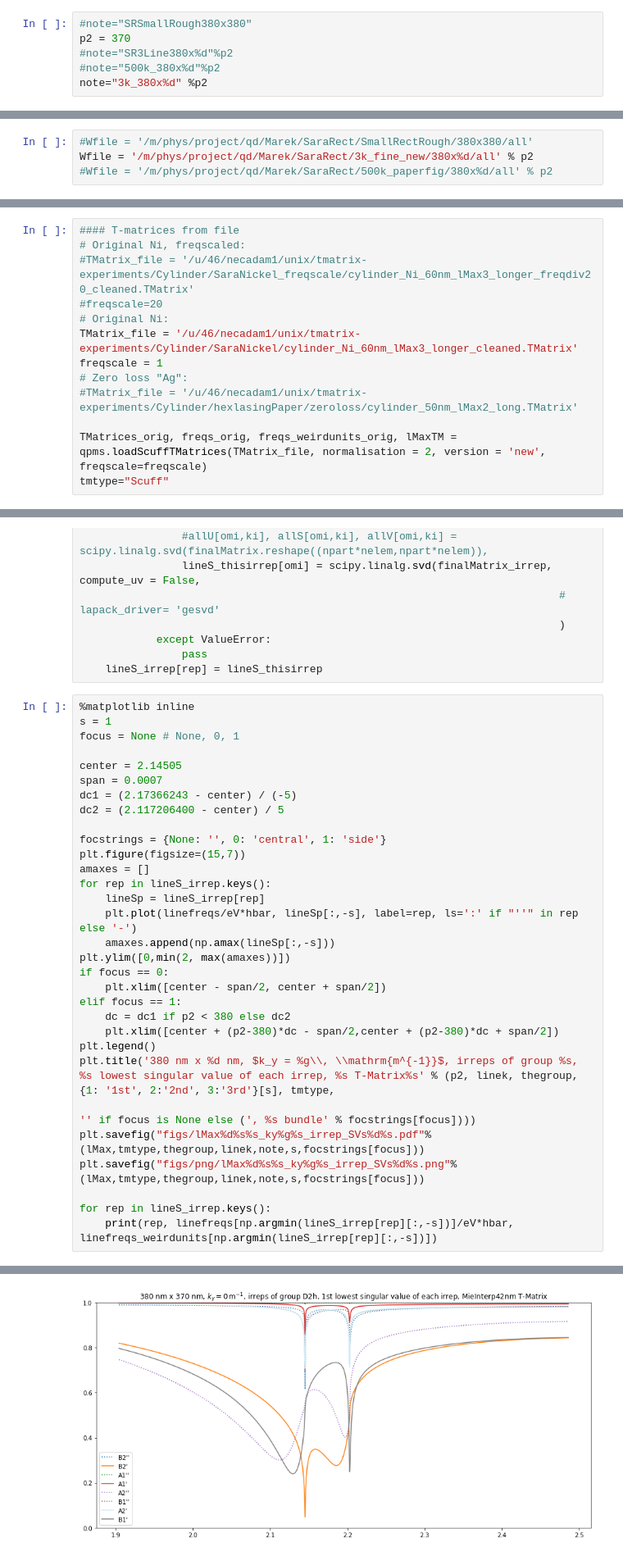
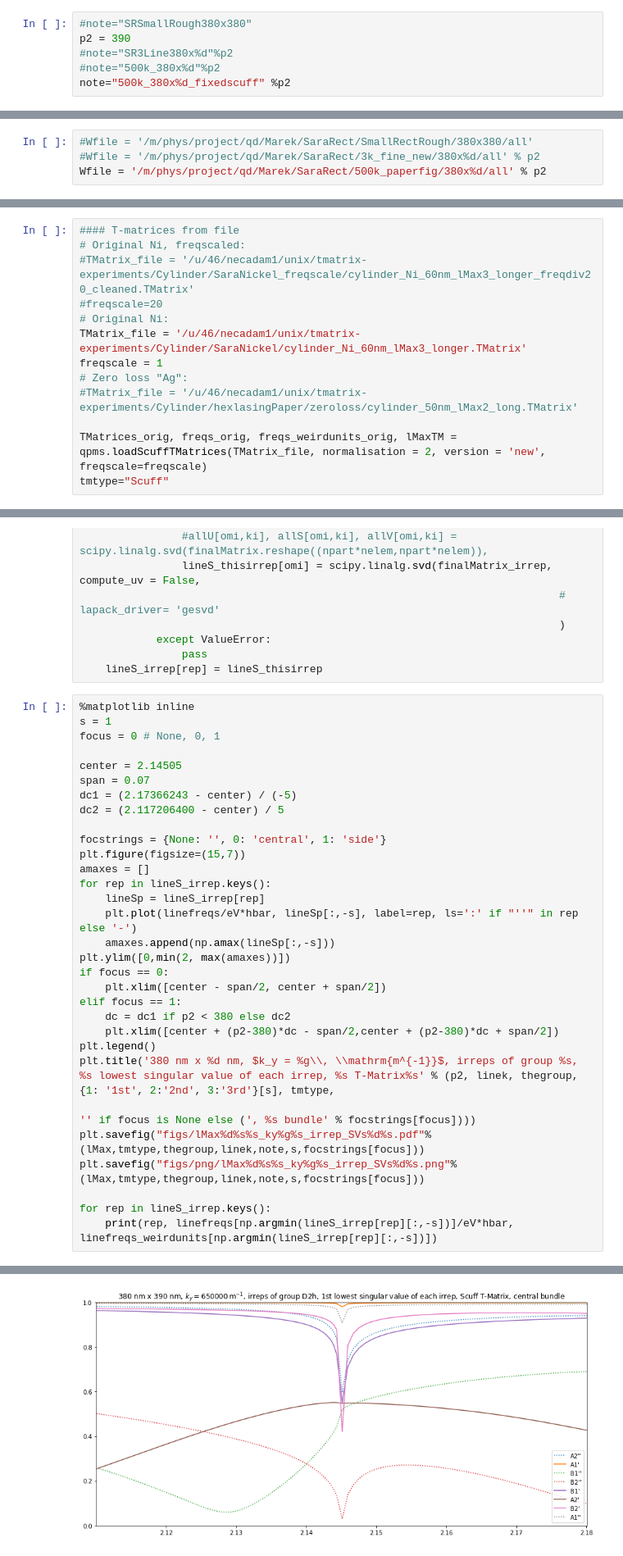
Before and after one commit to texnokrates/qpms-ipynotebooks, a Jupyter notebook: SaraRect/dispersions.ipynb, the cells around one changed output, grey strips where cells are left out. Shown at 82% size. Cells and saved outputs as stored; diff of their text form.

Commit message:
SaraRect dispersions update (fixed scuff-tmatrix)

```diff
--- a/SaraRect/dispersions.ipynb
+++ b/SaraRect/dispersions.ipynb
@@ -1,9 +1,9 @@
 # %%
 #note="SRSmallRough380x380"
-p2 = 370
+p2 = 390
 #note="SR3Line380x%d"%p2
 #note="500k_380x%d"%p2
-note="3k_380x%d" %p2
+note="500k_380x%d_fixedscuff" %p2
 # %%
 # This one uses processed Ws inputs, so one does not have to input the array sizes manually
 import qpms
@@ -53,8 +53,8 @@ evfactor * 1.38, evfactor * 1.5
 (6.988630318682703, 7.596337302915982)
 # %%
 #Wfile = '/m/phys/project/qd/Marek/SaraRect/SmallRectRough/380x380/all'
-Wfile = '/m/phys/project/qd/Marek/SaraRect/3k_fine_new/380x%d/all' % p2
-#Wfile = '/m/phys/project/qd/Marek/SaraRect/500k_paperfig/380x%d/all' % p2
+#Wfile = '/m/phys/project/qd/Marek/SaraRect/3k_fine_new/380x%d/all' % p2
+Wfile = '/m/phys/project/qd/Marek/SaraRect/500k_paperfig/380x%d/all' % p2
 # %%
 #freqlims = (1.436*eV/hbar,1.443*eV/hbar)
 #freqlims = (1.439*eV/hbar,1.443*eV/hbar)
@@ -76,7 +76,7 @@ wdata_head['npart']
 #TMatrix_file = '/u/46/necadam1/unix/tmatrix-experiments/Cylinder/SaraNickel_freqscale/cylinder_Ni_60nm_lMax3_longer_freqdiv20_cleaned.TMatrix'
 #freqscale=20
 # Original Ni:
-TMatrix_file = '/u/46/necadam1/unix/tmatrix-experiments/Cylinder/SaraNickel/cylinder_Ni_60nm_lMax3_longer_cleaned.TMatrix'
+TMatrix_file = '/u/46/necadam1/unix/tmatrix-experiments/Cylinder/SaraNickel/cylinder_Ni_60nm_lMax3_longer.TMatrix'
 freqscale = 1
 # Zero loss "Ag":
 #TMatrix_file = '/u/46/necadam1/unix/tmatrix-experiments/Cylinder/hexlasingPaper/zeroloss/cylinder_50nm_lMax2_long.TMatrix'
@@ -433,10 +437,10 @@ for rep, B in bases.items():
 # %%
 %matplotlib inline
 s = 1
-focus = None # None, 0, 1
+focus = 0 # None, 0, 1
 
 center = 2.14505
-span = 0.0007
+span = 0.07
 dc1 = (2.17366243 - center) / (-5)
 dc2 = (2.117206400 - center) / 5
 
@@ -473,4 +477,4 @@ B1' 2.1291581013512144 10.79
-[figure, old version]
+[figure, new version]
 # %%
 lineS1_irreps = dict()
 for rep, val in lineS_irrep.items():
```
Also changed, not shown: parts of 15 cells of this notebook.
